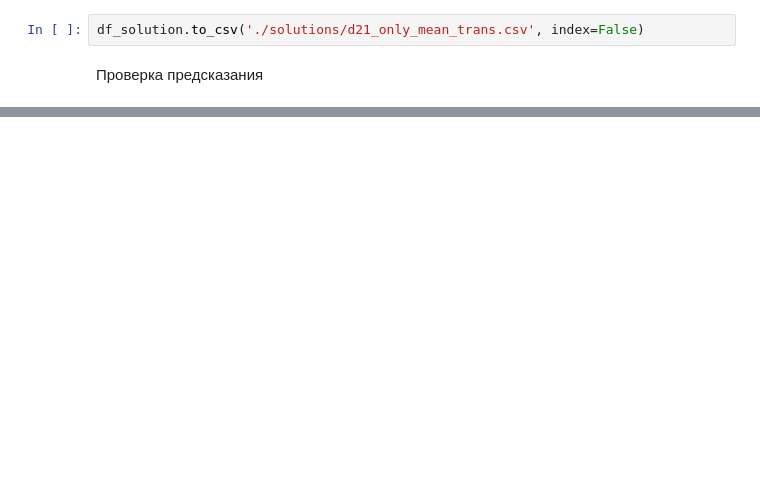
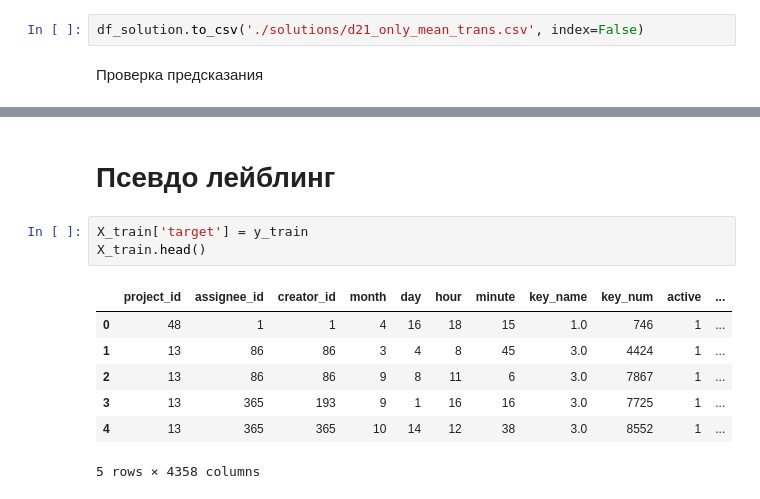
Before and after one commit to TayJen/hackathon_algu2022, a Jupyter notebook: H_ALGU_2022_Best_Old_Advance.ipynb, the cells around one changed output, grey strips where cells are left out. Cells and saved outputs as stored; diff of their text form; blank space fills up the shorter version.

```diff
--- a/H_ALGU_2022_Best_Old_Advance.ipynb
+++ b/H_ALGU_2022_Best_Old_Advance.ipynb
@@ -480,0 +610,13 @@ df_solution.head()
+# %% [markdown]
+# Псевдо лейблинг
+# %%
+X_train['target'] = y_train
+X_train.head()
+# %% [output]
+|  | project_id | assignee_id | creator_id | month | day | hour | minute | key_name | key_num | active | ... |
+| 0 | 48 | 1 | 1 | 4 | 16 | 18 | 15 | 1.0 | 746 | 1 | ... |
+| 1 | 13 | 86 | 86 | 3 | 4 | 8 | 45 | 3.0 | 4424 | 1 | ... |
+| 2 | 13 | 86 | 86 | 9 | 8 | 11 | 6 | 3.0 | 7867 | 1 | ... |
+| 3 | 13 | 365 | 193 | 9 | 1 | 16 | 16 | 3.0 | 7725 | 1 | ... |
+| 4 | 13 | 365 | 365 | 10 | 14 | 12 | 38 | 3.0 | 8552 | 1 | ... |
+5 rows × 4358 columns
```
Also changed, not shown: parts of 33 cells of this notebook.
